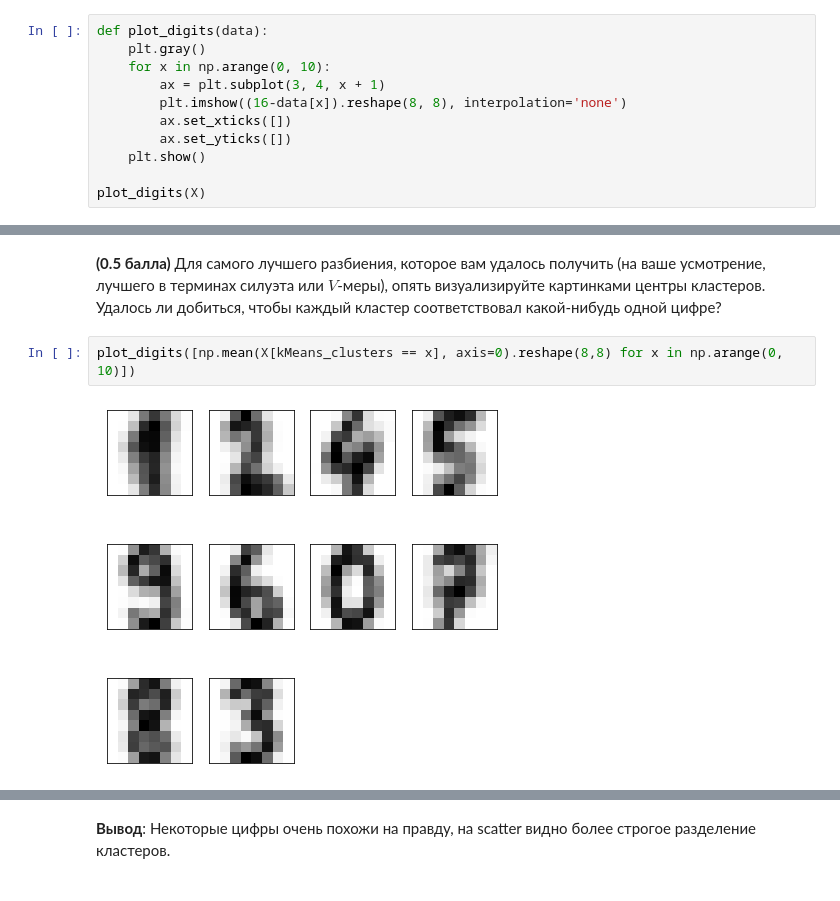
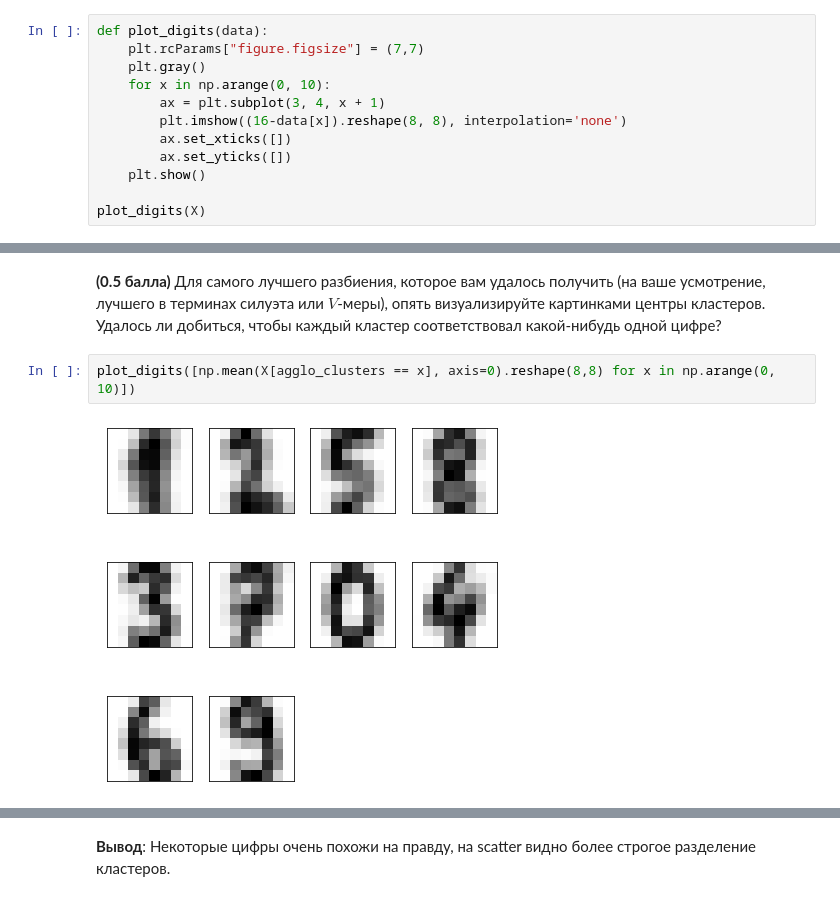
Before and after one commit to kagafon/rs-school-ml-intro, a Jupyter notebook: 7_clustering/clustering.ipynb, the cells around one changed output, grey strips where cells are left out. Saved outputs shown, nothing was run; the diff lists cells and outputs as text.

```diff
--- a/7_clustering/clustering.ipynb
+++ b/7_clustering/clustering.ipynb
@@ -46,6 +46,7 @@ X, y = load_digits(return_X_y=True)
 - Если считаете нужным, можете отключить деления на координатных осях. За это отвечают функции `plt.xticks` и `plt.yticks`.
 # %%
 def plot_digits(data):
+    plt.rcParams["figure.figsize"] = (7,7)
     plt.gray()
     for x in np.arange(0, 10):
         ax = plt.subplot(3, 4, x + 1)
@@ -278,9 +281,9 @@ KMeans для dim=2: силуэт=0.632868766784668 V-мера=0.910407764599083
 # %% [markdown]
 **(0.5 балла)** Для самого лучшего разбиения, которое вам удалось получить (на ваше усмотрение, лучшего в терминах силуэта или $V$-меры), опять визуализируйте картинками центры кластеров. Удалось ли добиться, чтобы каждый кластер соответствовал какой-нибудь одной цифре?
 # %%
-plot_digits([np.mean(X[kMeans_clusters == x], axis=0).reshape(8,8) for x in np.arange(0, 10)])
+plot_digits([np.mean(X[agglo_clusters == x], axis=0).reshape(8,8) for x in np.arange(0, 10)])
 # %% [output]
-[figure, old version]
+[figure, new version]
 # %%
 plt.rcParams["figure.figsize"] = (18,6)
 ax = plt.subplot(1, 3, 1)
```
Also changed, not shown: parts of 9 cells of this notebook.
